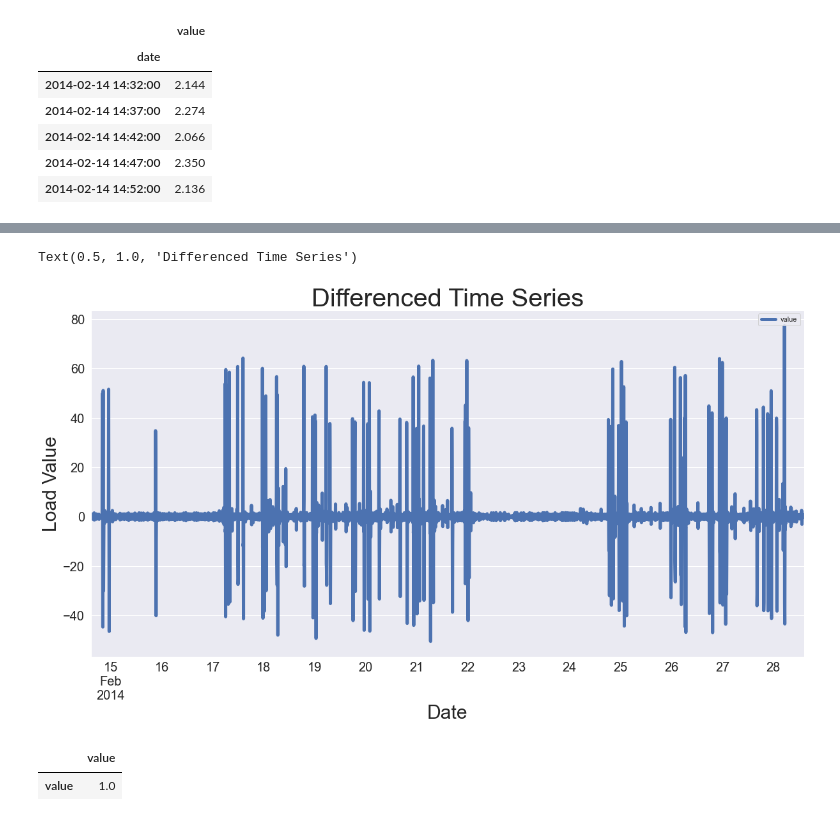
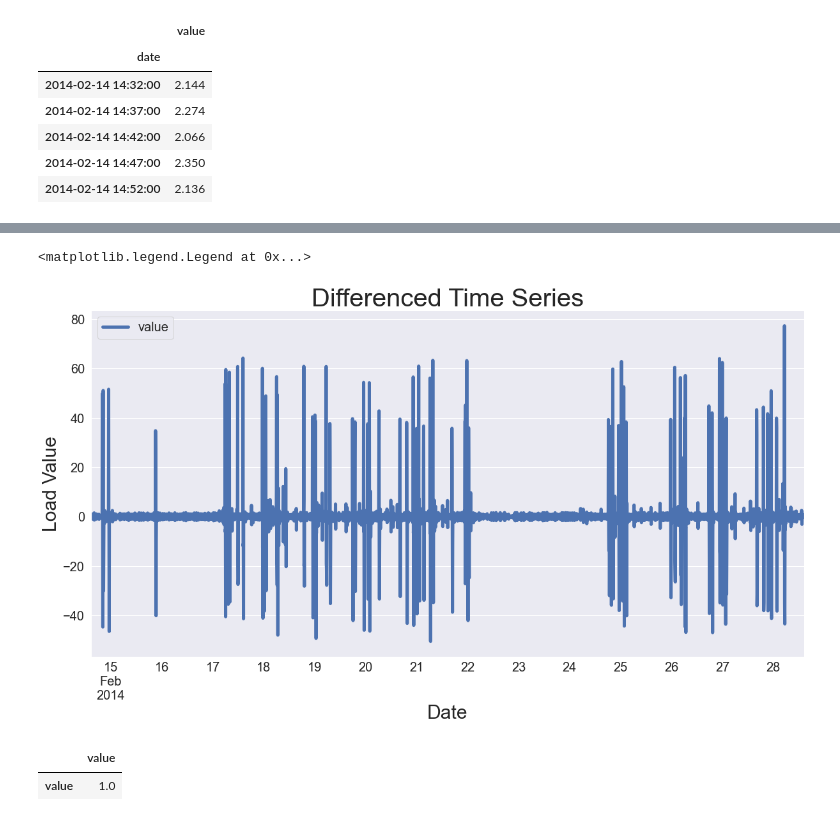
Before and after one commit to podyssea/Optimal-Stopping-Theory-Models, a Jupyter notebook: build/time-series_analysis_version2.0.ipynb, the cells around one changed output, grey strips where cells are left out. Drawn from its saved outputs; the diff is of its cells as text; code cells hidden in the pictures.

```diff
--- a/build/time-series_analysis_version2.0.ipynb
+++ b/build/time-series_analysis_version2.0.ipynb
@@ -80,11 +82,12 @@ Text(0.5, 1.0, 'Smoothed out Time Series')
 # %%
 values.diff().plot(figsize = (20,10), linewidth = 5, fontsize = 20)
 plt.xlabel('Date', fontsize = 30)
 plt.ylabel('Load Value', fontsize = 30)
 plt.title('Differenced Time Series', fontsize = 40)
+plt.legend(loc=2, prop={'size': 20})
 # %% [output]
-Text(0.5, 1.0, 'Differenced Time Series')
+<matplotlib.legend.Legend at 0x...>
-[figure, old version]
+[figure, new version]
 # %%
 df.corr()
 # %% [output]
```
Also changed, not shown: parts of 2 cells of this notebook, 5 other files.
